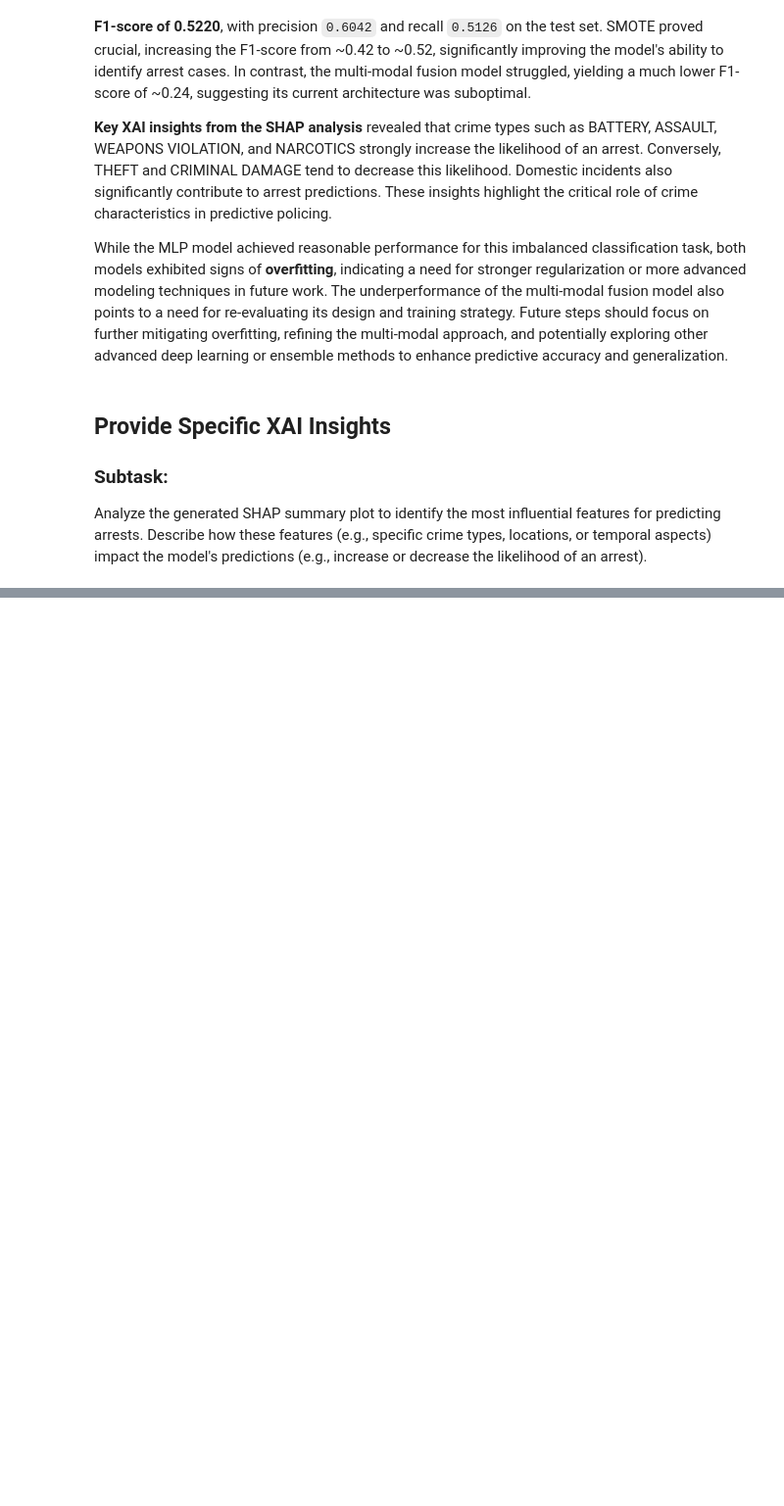
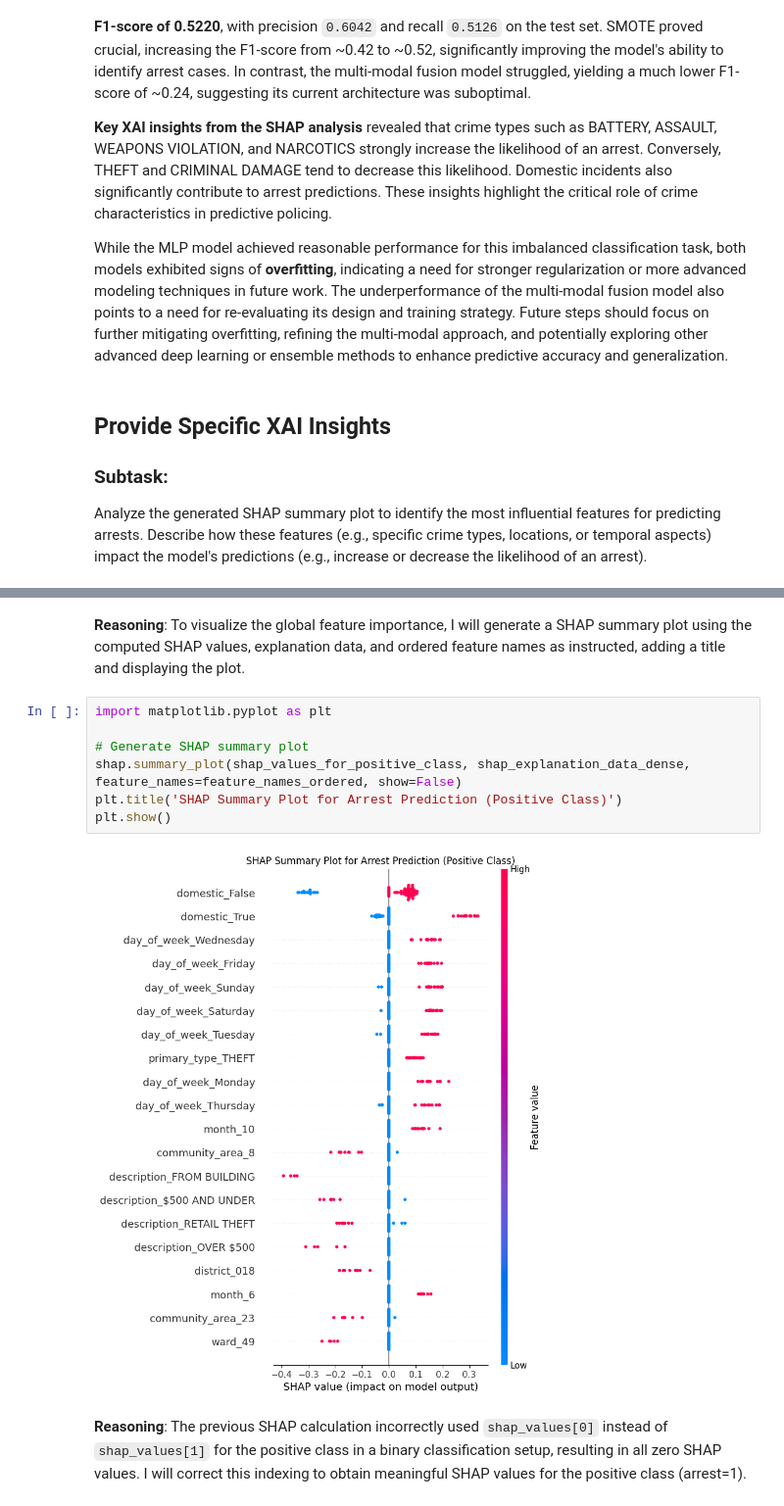
Before and after one commit to apoyando/CHIarrests, a Jupyter notebook: CHIarrests.ipynb, the cells around one changed output, grey strips where cells are left out. Shown at 98% size. Cells and saved outputs as stored; diff of their text form; blank space fills up the shorter version.

Commit message:
shap done

```diff
--- a/CHIarrests.ipynb
+++ b/CHIarrests.ipynb
@@ -1826,0 +2052,15 @@ Analyze the generated SHAP summary plot to identify the most influential feature
+# %% [markdown]
+**Reasoning**:
+To visualize the global feature importance, I will generate a SHAP summary plot using the computed SHAP values, explanation data, and ordered feature names as instructed, adding a title and displaying the plot.
+# %%
+import matplotlib.pyplot as plt
+
+# Generate SHAP summary plot
+shap.summary_plot(shap_values_for_positive_class, shap_explanation_data_dense, feature_names=feature_names_ordered, show=False)
+plt.title('SHAP Summary Plot for Arrest Prediction (Positive Class)')
+plt.show()
+# %% [output]
+[figure, added]
+# %% [markdown]
+**Reasoning**:
+The previous SHAP calculation incorrectly used `shap_values[0]` instead of `shap_values[1]` for the positive class in a binary classification setup, resulting in all zero SHAP values. I will correct this indexing to obtain meaningful SHAP values for the positive class (arrest=1).
```
Also changed, not shown: parts of 31 cells of this notebook.
